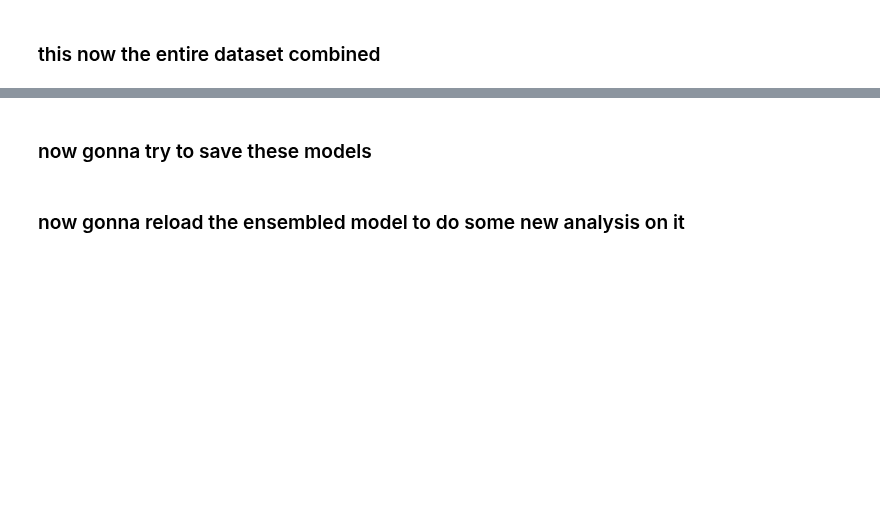
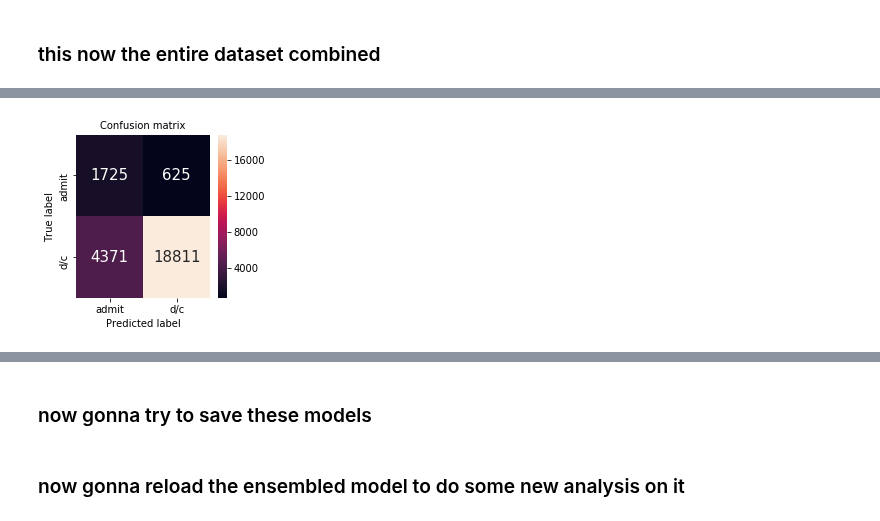
Before and after one commit to Jaskolk/ed-triage, a Jupyter notebook: ED_triage_xgb-v3.ipynb, the cells around one changed output, grey strips where cells are left out. Drawn from its saved outputs; the diff is of its cells as text; code cells hidden in the pictures; blank space fills up the shorter version.

```diff
--- a/ED_triage_xgb-v3.ipynb
+++ b/ED_triage_xgb-v3.ipynb
@@ -156,7 +163,7 @@ cat_vars = ['Triage Date & TimeIs_month_end',
  'Triage Date & TimeIs_quarter_start',
  'Triage Date & TimeIs_year_end',
  'Triage Date & TimeIs_year_start',
- 'GenderDesc']
+ 'GenderDesc', 'TriageLevel', 'site']
 
 inf_control_vars = ['Are you feeling feverish or have had shakes or chills in the last 24 hours?',
  'Have you ever been isolated/required isolation for an infectious disease when receiving care in a healthcare setting?',
@@ -324,6 +284,7 @@ admission spec:  0.6771816037735849
 # %% [markdown]
 ### this now the entire dataset combined
 # %%
+features = np.concatenate((encoded_x,X_pres, X_dx, clin[cont_vars].values), axis =1)
 all_features = np.concatenate((features,subjnotes,medhx), axis = 1)
 all_features.shape
 # %% [output]
@@ -385,0 +336,9 @@ thresholding_analysis(combined_predictions, y_test)
+# %%
+bch = clin[clin['site']=='BCH']
+
+bch_idx = list(bch.index)
+
+bch_features = all_features[bch_idx]
+bch_features.shape
+
+bch_target = target[bch_idx]
@@ -385,0 +351,10 @@ thresholding_analysis(combined_predictions, y_test)
+# %%
+X_train6, X_test6, y_train6, y_test6 = train_test_split(bch_features, bch_target, random_state=1)
+
+xgc6 = xgb.XGBClassifier(scale_pos_weight = 1/9)
+%time xgc6.fit(X_train6, y_train6)
+
+preds6 = xgc6.predict(X_test6)
+predictions6 = xgc6.predict_proba(X_test6)
+
+f1_w, f1, acc, prec, rec, auroc = get_metrics(y_test6, preds6, predictions6, print_output=True)
@@ -385,0 +371,4 @@ thresholding_analysis(combined_predictions, y_test)
+# %%
+confusion = show_confusion_matrix(y_test6, preds6, labels = ['admit', 'd/c'])
+# %% [output]
+[figure, added]
```
Also changed, not shown: parts of 36 cells of this notebook, 7 other files.
